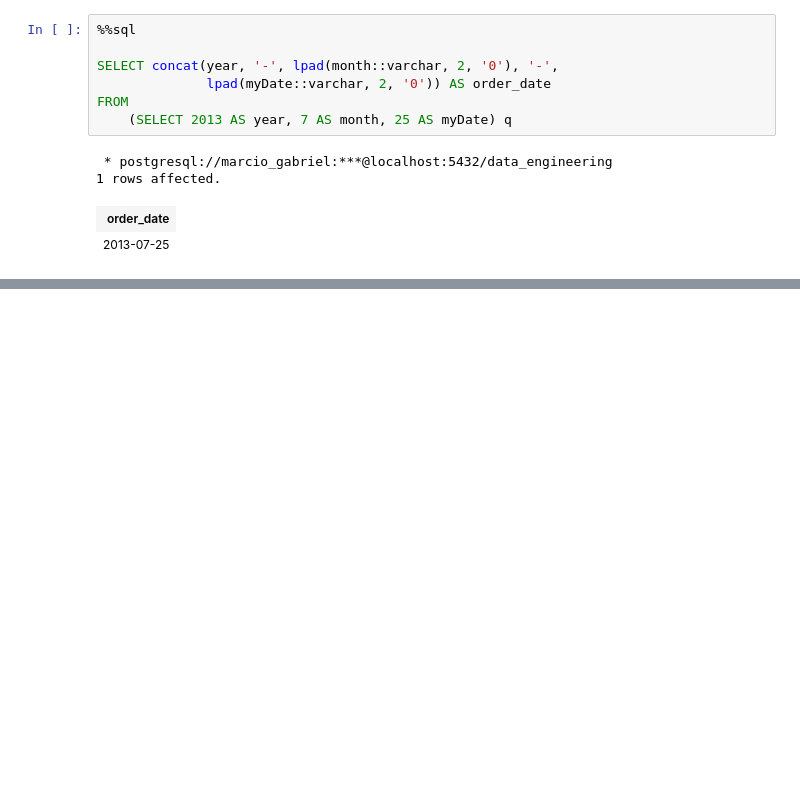
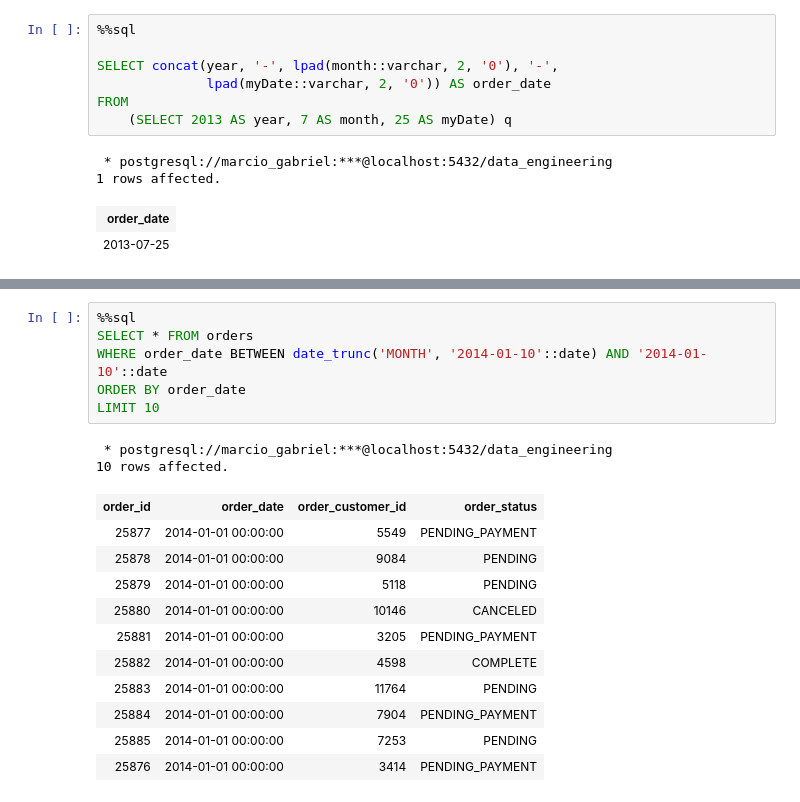
Before and after one commit to marcioGabrielMengali/data-engineering-essentials, a Jupyter notebook: section-13/predifined_functions.ipynb, the cells around one changed output, grey strips where cells are left out. Saved outputs shown, nothing was run; the diff lists cells and outputs as text; blank space fills up the shorter version.

```diff
--- a/section-13/predifined_functions.ipynb
+++ b/section-13/predifined_functions.ipynb
@@ -363,0 +548,20 @@ FROM
+# %%
+%%sql
+SELECT * FROM orders
+WHERE order_date BETWEEN date_trunc('MONTH', '2014-01-10'::date) AND '2014-01-10'::date
+ORDER BY order_date
+LIMIT 10
+# %% [output]
+ * postgresql://marcio_gabriel:***@localhost:5432/data_engineering
+10 rows affected.
+| order_id | order_date | order_customer_id | order_status |
+| 25877 | 2014-01-01 00:00:00 | 5549 | PENDING_PAYMENT |
+| 25878 | 2014-01-01 00:00:00 | 9084 | PENDING |
+| 25879 | 2014-01-01 00:00:00 | 5118 | PENDING |
+| 25880 | 2014-01-01 00:00:00 | 10146 | CANCELED |
+| 25881 | 2014-01-01 00:00:00 | 3205 | PENDING_PAYMENT |
+| 25882 | 2014-01-01 00:00:00 | 4598 | COMPLETE |
+| 25883 | 2014-01-01 00:00:00 | 11764 | PENDING |
+| 25884 | 2014-01-01 00:00:00 | 7904 | PENDING_PAYMENT |
+| 25885 | 2014-01-01 00:00:00 | 7253 | PENDING |
+| 25876 | 2014-01-01 00:00:00 | 3414 | PENDING_PAYMENT |
```
Also changed, not shown: parts of 21 cells of this notebook.
